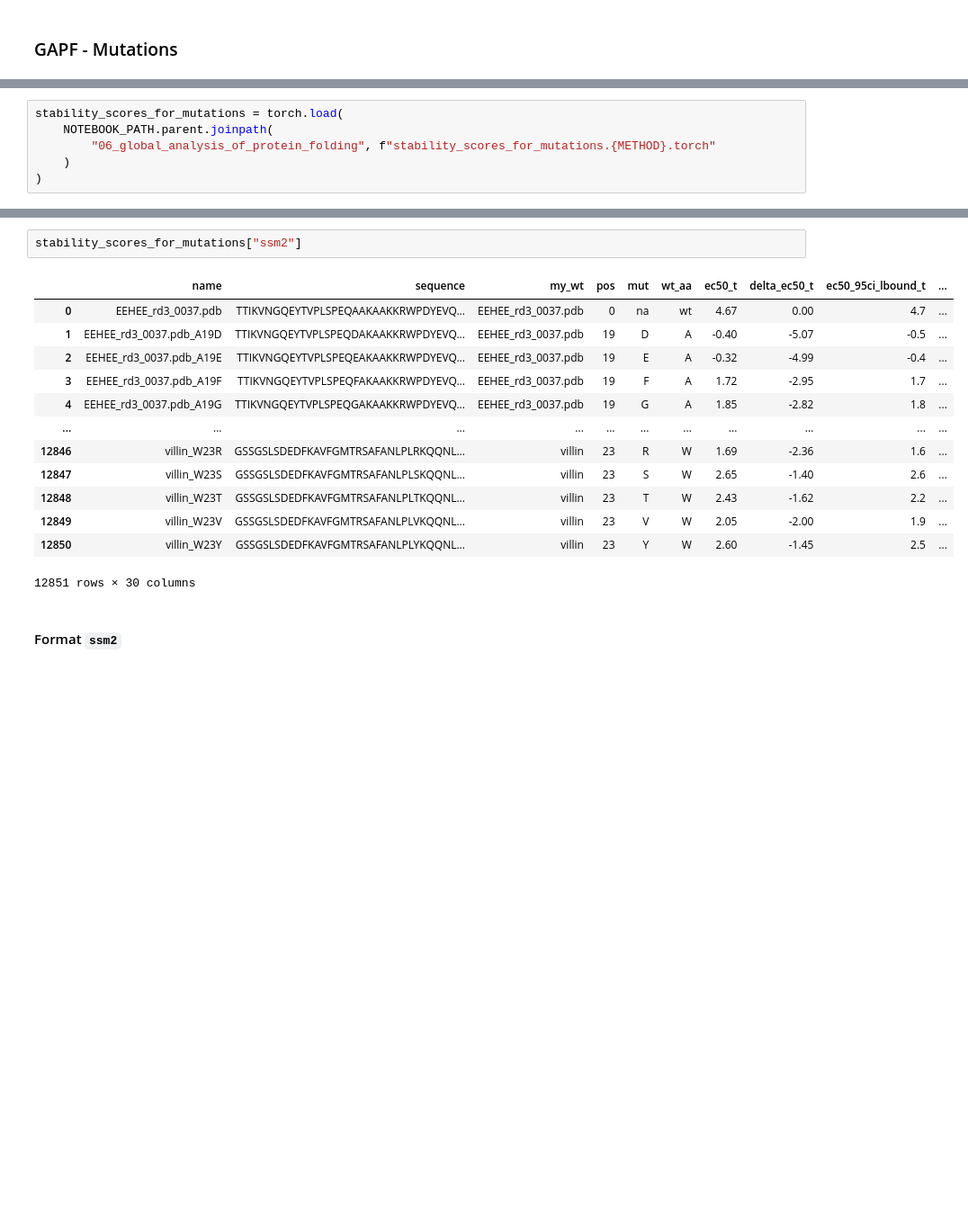
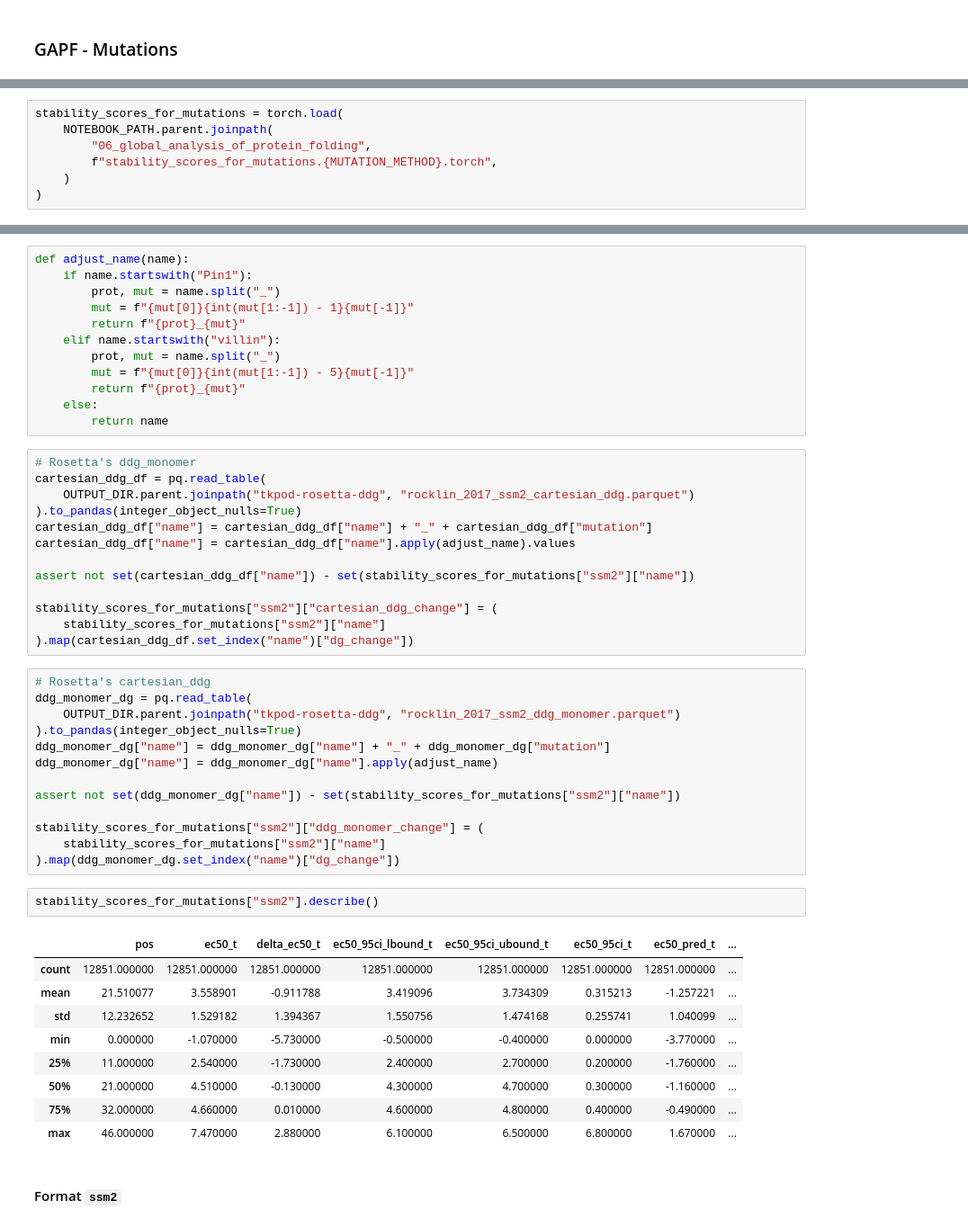
Before and after one commit to ostrokach/proteinsolver, a Jupyter notebook: notebooks/07_protein_analysis_figures.ipynb, the cells around one changed output, grey strips where cells are left out. Shown: that part at 90% size. Cells and saved outputs as stored; diff of their text form; blank space fills up the shorter version.

```diff
--- a/notebooks/07_protein_analysis_figures.ipynb
+++ b/notebooks/07_protein_analysis_figures.ipynb
@@ -152,6 +327,7 @@ protherm_wresults_df["rosetta_reu_norm_change"] = protherm_design_rue["rosetta_r
 # %%
 stability_scores_for_mutations = torch.load(
     NOTEBOOK_PATH.parent.joinpath(
-        "06_global_analysis_of_protein_folding", f"stability_scores_for_mutations.{METHOD}.torch"
+        "06_global_analysis_of_protein_folding",
+        f"stability_scores_for_mutations.{MUTATION_METHOD}.torch",
     )
 )
@@ -158,19 +366,53 @@ stability_scores_for_mutations = torch.load(
+# %%
+def adjust_name(name):
+    if name.startswith("Pin1"):
+        prot, mut = name.split("_")
+        mut = f"{mut[0]}{int(mut[1:-1]) - 1}{mut[-1]}"
+        return f"{prot}_{mut}"
+    elif name.startswith("villin"):
+        prot, mut = name.split("_")
+        mut = f"{mut[0]}{int(mut[1:-1]) - 5}{mut[-1]}"
+        return f"{prot}_{mut}"
+    else:
+        return name
+# %%
+# Rosetta's ddg_monomer
+cartesian_ddg_df = pq.read_table(
+    OUTPUT_DIR.parent.joinpath("tkpod-rosetta-ddg", "rocklin_2017_ssm2_cartesian_ddg.parquet")
+).to_pandas(integer_object_nulls=True)
+cartesian_ddg_df["name"] = cartesian_ddg_df["name"] + "_" + cartesian_ddg_df["mutation"]
+cartesian_ddg_df["name"] = cartesian_ddg_df["name"].apply(adjust_name).values
+
+assert not set(cartesian_ddg_df["name"]) - set(stability_scores_for_mutations["ssm2"]["name"])
+
+stability_scores_for_mutations["ssm2"]["cartesian_ddg_change"] = (
+    stability_scores_for_mutations["ssm2"]["name"]
+).map(cartesian_ddg_df.set_index("name")["dg_change"])
+# %%
+# Rosetta's cartesian_ddg
+ddg_monomer_dg = pq.read_table(
+    OUTPUT_DIR.parent.joinpath("tkpod-rosetta-ddg", "rocklin_2017_ssm2_ddg_monomer.parquet")
+).to_pandas(integer_object_nulls=True)
+ddg_monomer_dg["name"] = ddg_monomer_dg["name"] + "_" + ddg_monomer_dg["mutation"]
+ddg_monomer_dg["name"] = ddg_monomer_dg["name"].apply(adjust_name)
+
+assert not set(ddg_monomer_dg["name"]) - set(stability_scores_for_mutations["ssm2"]["name"])
+
+stability_scores_for_mutations["ssm2"]["ddg_monomer_change"] = (
+    stability_scores_for_mutations["ssm2"]["name"]
+).map(ddg_monomer_dg.set_index("name")["dg_change"])
 # %%
-stability_scores_for_mutations["ssm2"]
+stability_scores_for_mutations["ssm2"].describe()
 # %% [output]
-|  | name | sequence | my_wt | pos | mut | wt_aa | ec50_t | delta_ec50_t | ec50_95ci_lbound_t | ... |
-| 0 | EEHEE_rd3_0037.pdb | TTIKVNGQEYTVPLSPEQAAKAAKKRWPDYEVQ... | EEHEE_rd3_0037.pdb | 0 | na | wt | 4.67 | 0.00 | 4.7 | ... |
-| 1 | EEHEE_rd3_0037.pdb_A19D | TTIKVNGQEYTVPLSPEQDAKAAKKRWPDYEVQ... | EEHEE_rd3_0037.pdb | 19 | D | A | -0.40 | -5.07 | -0.5 | ... |
-| 2 | EEHEE_rd3_0037.pdb_A19E | TTIKVNGQEYTVPLSPEQEAKAAKKRWPDYEVQ... | EEHEE_rd3_0037.pdb | 19 | E | A | -0.32 | -4.99 | -0.4 | ... |
-| 3 | EEHEE_rd3_0037.pdb_A19F | TTIKVNGQEYTVPLSPEQFAKAAKKRWPDYEVQ... | EEHEE_rd3_0037.pdb | 19 | F | A | 1.72 | -2.95 | 1.7 | ... |
-| 4 | EEHEE_rd3_0037.pdb_A19G | TTIKVNGQEYTVPLSPEQGAKAAKKRWPDYEVQ... | EEHEE_rd3_0037.pdb | 19 | G | A | 1.85 | -2.82 | 1.8 | ... |
-| ... | ... | ... | ... | ... | ... | ... | ... | ... | ... | ... |
-| 12846 | villin_W23R | GSSGSLSDEDFKAVFGMTRSAFANLPLRKQQNL... | villin | 23 | R | W | 1.69 | -2.36 | 1.6 | ... |
-| 12847 | villin_W23S | GSSGSLSDEDFKAVFGMTRSAFANLPLSKQQNL... | villin | 23 | S | W | 2.65 | -1.40 | 2.6 | ... |
-| 12848 | villin_W23T | GSSGSLSDEDFKAVFGMTRSAFANLPLTKQQNL... | villin | 23 | T | W | 2.43 | -1.62 | 2.2 | ... |
-| 12849 | villin_W23V | GSSGSLSDEDFKAVFGMTRSAFANLPLVKQQNL... | villin | 23 | V | W | 2.05 | -2.00 | 1.9 | ... |
-| 12850 | villin_W23Y | GSSGSLSDEDFKAVFGMTRSAFANLPLYKQQNL... | villin | 23 | Y | W | 2.60 | -1.45 | 2.5 | ... |
+|  | pos | ec50_t | delta_ec50_t | ec50_95ci_lbound_t | ec50_95ci_ubound_t | ec50_95ci_t | ec50_pred_t | ... |
+| count | 12851.000000 | 12851.000000 | 12851.000000 | 12851.000000 | 12851.000000 | 12851.000000 | 12851.000000 | ... |
+| mean | 21.510077 | 3.558901 | -0.911788 | 3.419096 | 3.734309 | 0.315213 | -1.257221 | ... |
+| std | 12.232652 | 1.529182 | 1.394367 | 1.550756 | 1.474168 | 0.255741 | 1.040099 | ... |
+| min | 0.000000 | -1.070000 | -5.730000 | -0.500000 | -0.400000 | 0.000000 | -3.770000 | ... |
+| 25% | 11.000000 | 2.540000 | -1.730000 | 2.400000 | 2.700000 | 0.200000 | -1.760000 | ... |
+| 50% | 21.000000 | 4.510000 | -0.130000 | 4.300000 | 4.700000 | 0.300000 | -1.160000 | ... |
+| 75% | 32.000000 | 4.660000 | 0.010000 | 4.600000 | 4.800000 | 0.400000 | -0.490000 | ... |
+| max | 46.000000 | 7.470000 | 2.880000 | 6.100000 | 6.500000 | 6.800000 | 1.670000 | ... |
-12851 rows × 30 columns
 # %% [markdown]
 #### Format `ssm2`
 # %%
```
Also changed, not shown: parts of 97 cells of this notebook, 4 other files.
